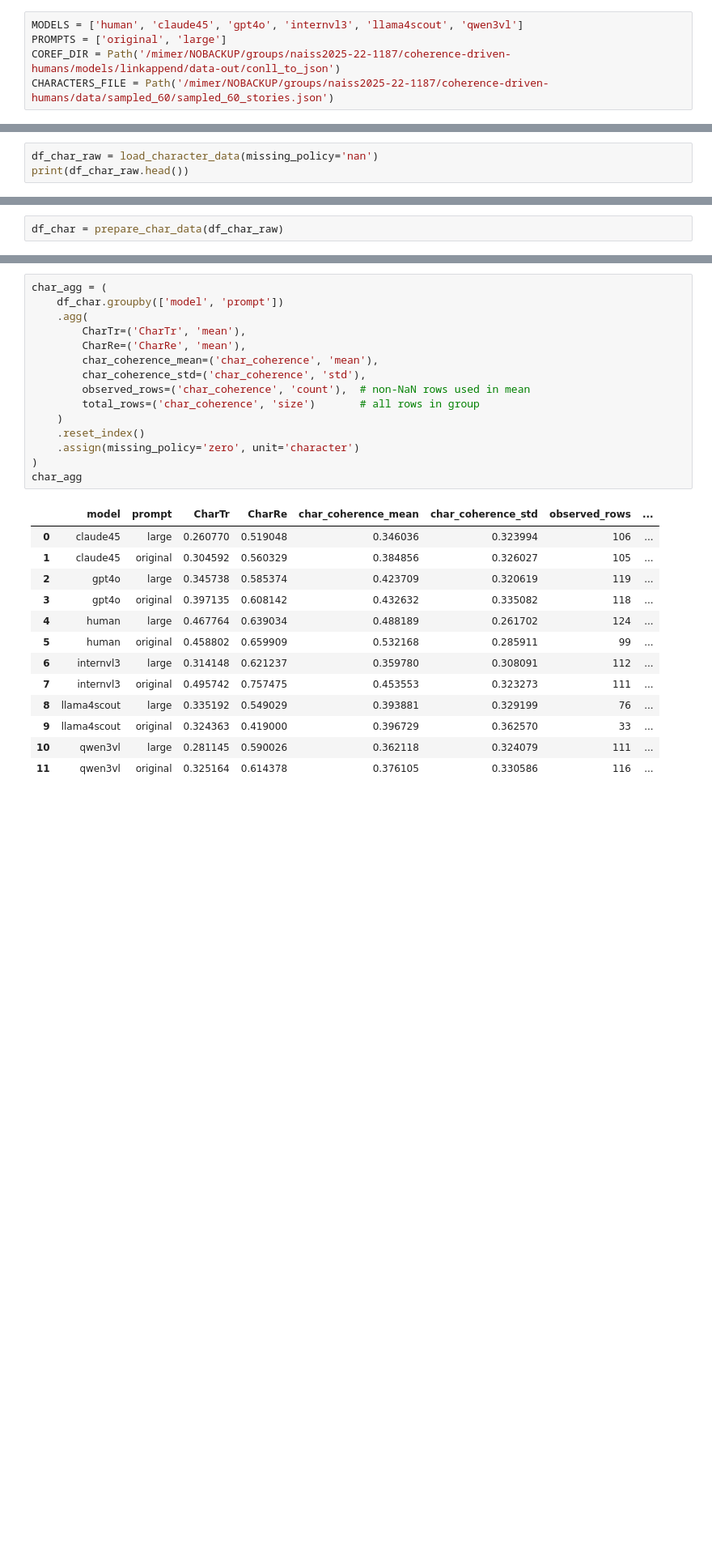
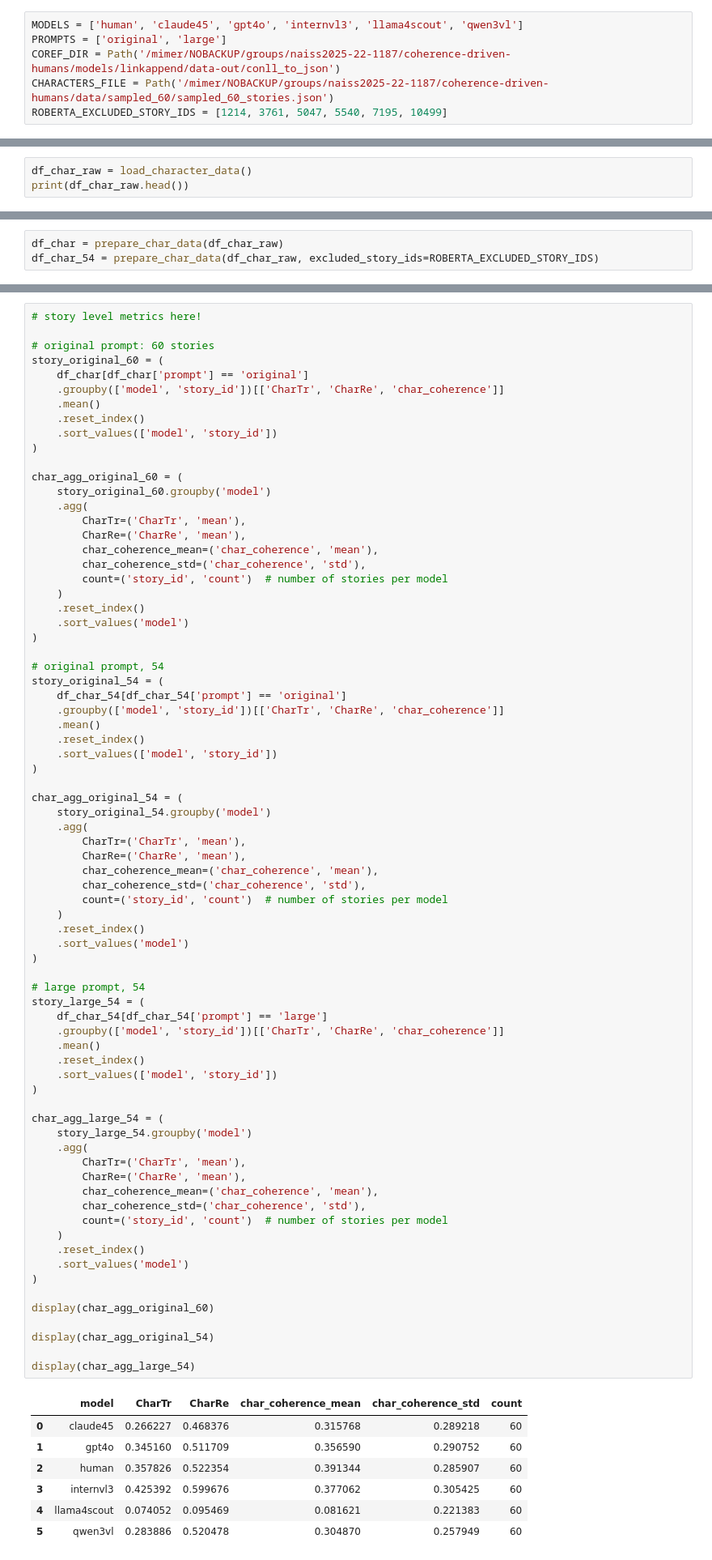
Before and after one commit to GU-CLASP/coherence-driven-humans, a Jupyter notebook: analysis/character_profiles.ipynb, the cells around one changed output, grey strips where cells are left out. Shown at 81% size. Saved outputs shown, nothing was run; the diff lists cells and outputs as text; blank space fills up the shorter version.

Commit message:
analysis_data/character/

```diff
--- a/analysis/character_profiles.ipynb
+++ b/analysis/character_profiles.ipynb
@@ -13,6 +13,7 @@ MODELS = ['human', 'claude45', 'gpt4o', 'internvl3', 'llama4scout', 'qwen3vl']
 PROMPTS = ['original', 'large']
 COREF_DIR = Path('/mimer/NOBACKUP/groups/naiss2025-22-1187/coherence-driven-humans/models/linkappend/data-out/conll_to_json')
 CHARACTERS_FILE = Path('/mimer/NOBACKUP/groups/naiss2025-22-1187/coherence-driven-humans/data/sampled_60/sampled_60_stories.json')
+ROBERTA_EXCLUDED_STORY_IDS = [1214, 3761, 5047, 5540, 7195, 10499]
 # %%
 def load_jsonlines(filepath):
     documents = []
@@ -270,7 +272,7 @@ def character_to_story_view(df_characters):
     )
     return story_df
 # %%
-df_char_raw = load_character_data(missing_policy='nan')
+df_char_raw = load_character_data()
 print(df_char_raw.head())
 # %% [output]
    model    prompt    seed  story_id          character_name  CharTr  CharRe  \
@@ -288,6 +290,7 @@ print(df_char_raw.head())
 4        0.761594
 # %%
 df_char = prepare_char_data(df_char_raw)
+df_char_54 = prepare_char_data(df_char_raw, excluded_story_ids=ROBERTA_EXCLUDED_STORY_IDS)
 # %%
 df_char.head()
 # %% [output]
@@ -309,29 +303,82 @@ df_char.head()
 # %%
-char_agg = (
-    df_char.groupby(['model', 'prompt'])
+# story level metrics here!
+
+# original prompt: 60 stories
+story_original_60 = (
+    df_char[df_char['prompt'] == 'original']
+    .groupby(['model', 'story_id'])[['CharTr', 'CharRe', 'char_coherence']]
+    .mean()
+    .reset_index()
+    .sort_values(['model', 'story_id'])
+)
+
+char_agg_original_60 = (
+    story_original_60.groupby('model')
     .agg(
         CharTr=('CharTr', 'mean'),
         CharRe=('CharRe', 'mean'),
         char_coherence_mean=('char_coherence', 'mean'),
         char_coherence_std=('char_coherence', 'std'),
-        observed_rows=('char_coherence', 'count'),  # non-NaN rows used in mean
-        total_rows=('char_coherence', 'size')       # all rows in group
+        count=('story_id', 'count')  # number of stories per model
     )
     .reset_index()
-    .assign(missing_policy='zero', unit='character')
+    .sort_values('model')
 )
-char_agg
+
+# original prompt, 54
+story_original_54 = (
+    df_char_54[df_char_54['prompt'] == 'original']
+    .groupby(['model', 'story_id'])[['CharTr', 'CharRe', 'char_coherence']]
+    .mean()
+    .reset_index()
+    .sort_values(['model', 'story_id'])
+)
+
+char_agg_original_54 = (
+    story_original_54.groupby('model')
+    .agg(
+        CharTr=('CharTr', 'mean'),
+        CharRe=('CharRe', 'mean'),
+        char_coherence_mean=('char_coherence', 'mean'),
+        char_coherence_std=('char_coherence', 'std'),
+        count=('story_id', 'count')  # number of stories per model
+    )
+    .reset_index()
+    .sort_values('model')
+)
+
+# large prompt, 54
+story_large_54 = (
+    df_char_54[df_char_54['prompt'] == 'large']
+    .groupby(['model', 'story_id'])[['CharTr', 'CharRe', 'char_coherence']]
+    .mean()
+    .reset_index()
+    .sort_values(['model', 'story_id'])
+)
+
+char_agg_large_54 = (
+    story_large_54.groupby('model')
+    .agg(
+        CharTr=('CharTr', 'mean'),
+        CharRe=('CharRe', 'mean'),
+        char_coherence_mean=('char_coherence', 'mean'),
+        char_coherence_std=('char_coherence', 'std'),
+        count=('story_id', 'count')  # number of stories per model
+    )
+    .reset_index()
+    .sort_values('model')
+)
+
+display(char_agg_original_60)
+
+display(char_agg_original_54)
+
+display(char_agg_large_54)
 # %% [output]
-|  | model | prompt | CharTr | CharRe | char_coherence_mean | char_coherence_std | observed_rows | ... |
-| 0 | claude45 | large | 0.260770 | 0.519048 | 0.346036 | 0.323994 | 106 | ... |
-| 1 | claude45 | original | 0.304592 | 0.560329 | 0.384856 | 0.326027 | 105 | ... |
-| 2 | gpt4o | large | 0.345738 | 0.585374 | 0.423709 | 0.320619 | 119 | ... |
-| 3 | gpt4o | original | 0.397135 | 0.608142 | 0.432632 | 0.335082 | 118 | ... |
-| 4 | human | large | 0.467764 | 0.639034 | 0.488189 | 0.261702 | 124 | ... |
-| 5 | human | original | 0.458802 | 0.659909 | 0.532168 | 0.285911 | 99 | ... |
-| 6 | internvl3 | large | 0.314148 | 0.621237 | 0.359780 | 0.308091 | 112 | ... |
-| 7 | internvl3 | original | 0.495742 | 0.757475 | 0.453553 | 0.323273 | 111 | ... |
-| 8 | llama4scout | large | 0.335192 | 0.549029 | 0.393881 | 0.329199 | 76 | ... |
-| 9 | llama4scout | original | 0.324363 | 0.419000 | 0.396729 | 0.362570 | 33 | ... |
-| 10 | qwen3vl | large | 0.281145 | 0.590026 | 0.362118 | 0.324079 | 111 | ... |
-| 11 | qwen3vl | original | 0.325164 | 0.614378 | 0.376105 | 0.330586 | 116 | ... |
+|  | model | CharTr | CharRe | char_coherence_mean | char_coherence_std | count |
+| 0 | claude45 | 0.266227 | 0.468376 | 0.315768 | 0.289218 | 60 |
+| 1 | gpt4o | 0.345160 | 0.511709 | 0.356590 | 0.290752 | 60 |
+| 2 | human | 0.357826 | 0.522354 | 0.391344 | 0.285907 | 60 |
+| 3 | internvl3 | 0.425392 | 0.599676 | 0.377062 | 0.305425 | 60 |
+| 4 | llama4scout | 0.074052 | 0.095469 | 0.081621 | 0.221383 | 60 |
+| 5 | qwen3vl | 0.283886 | 0.520478 | 0.304870 | 0.257949 | 60 |
```
Also changed, not shown: parts of 10 cells of this notebook.
